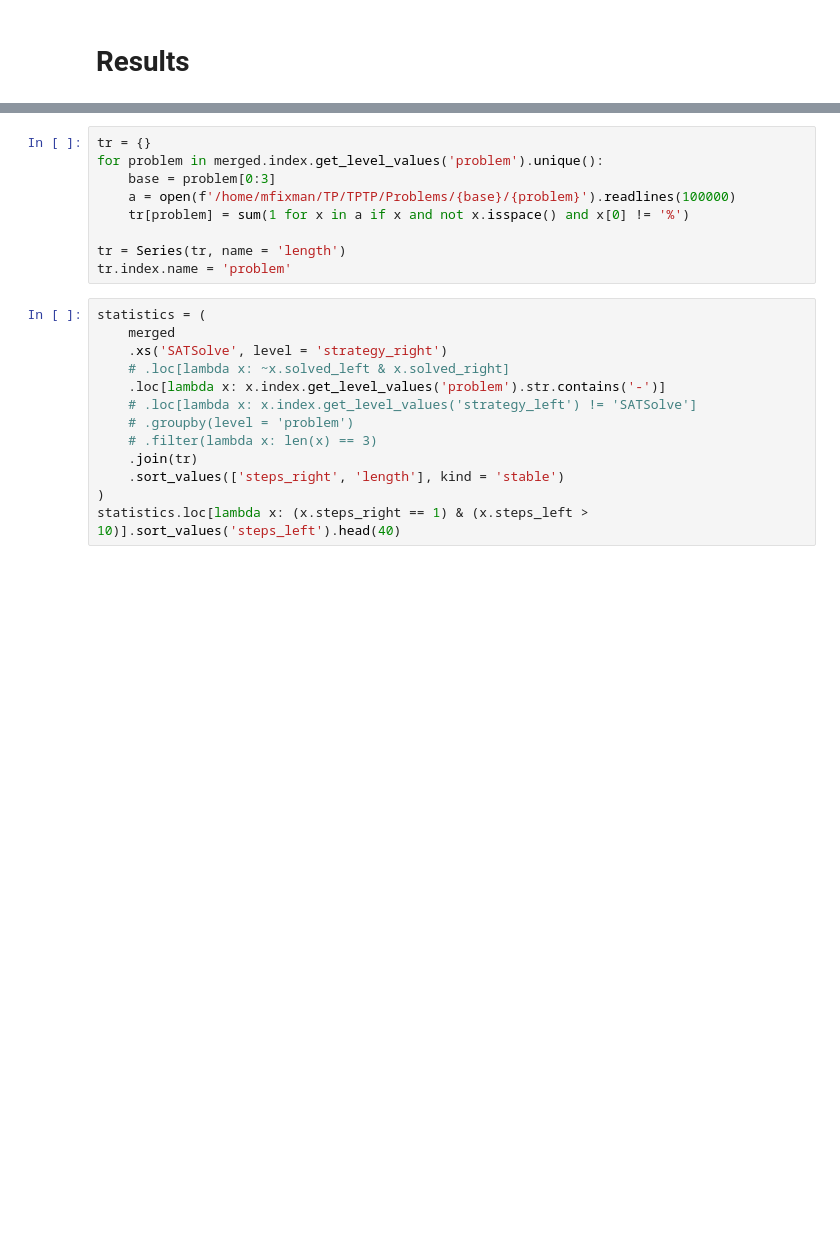
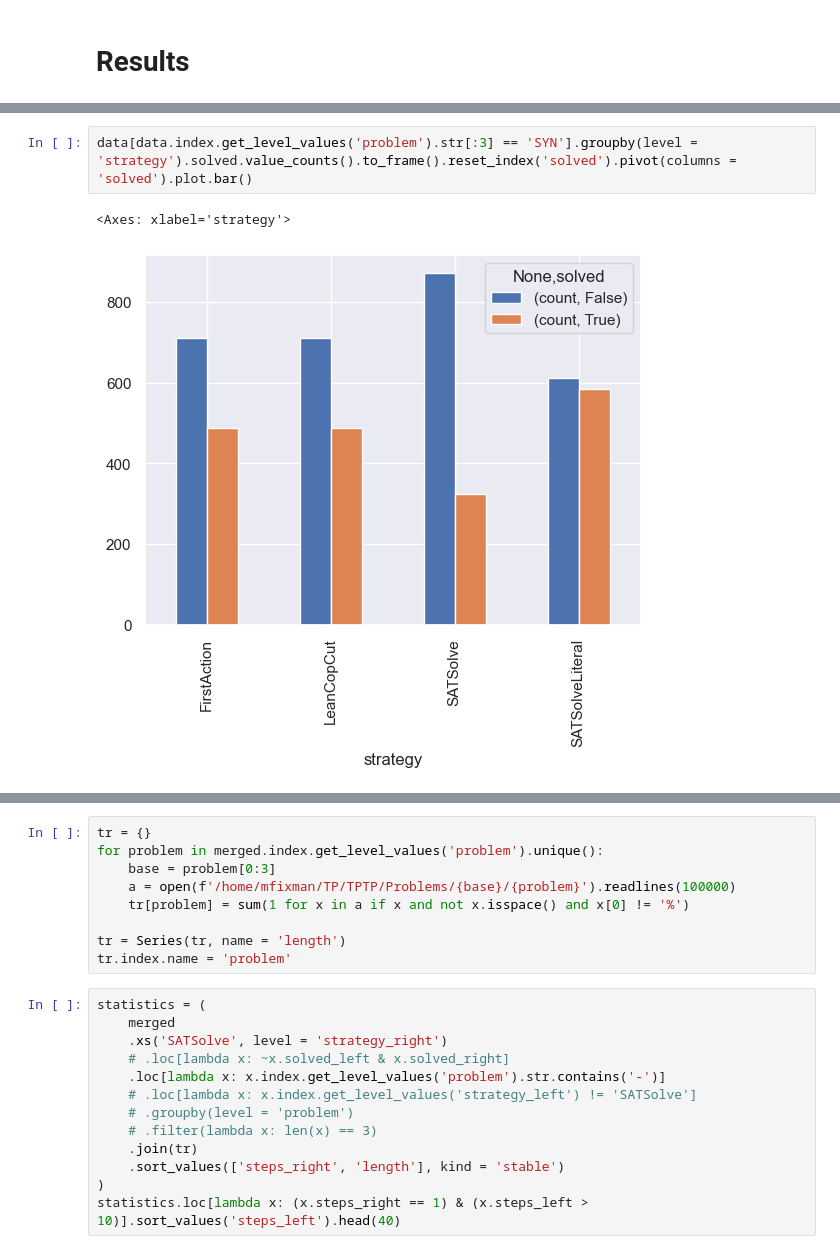
Before and after one commit to mfixman/connections, a Jupyter notebook: jupyter/Analysis_sat.ipynb, the cells around one changed output, grey strips where cells are left out. Cells and saved outputs as stored; diff of their text form; blank space fills up the shorter version.

```diff
--- a/jupyter/Analysis_sat.ipynb
+++ b/jupyter/Analysis_sat.ipynb
@@ -101,3 +97,8 @@ data.groupby(level = 'strategy').solved.value_counts().to_frame().reset_index('s
+# %%
+data[data.index.get_level_values('problem').str[:3] == 'SYN'].groupby(level = 'strategy').solved.value_counts().to_frame().reset_index('solved').pivot(columns = 'solved').plot.bar()
+# %% [output]
+<Axes: xlabel='strategy'>
+[figure, added]
 # %%
 merged = pandas.merge(
     data.reset_index('strategy'),
```
Also changed, not shown: parts of 10 cells of this notebook, 1 other file.
